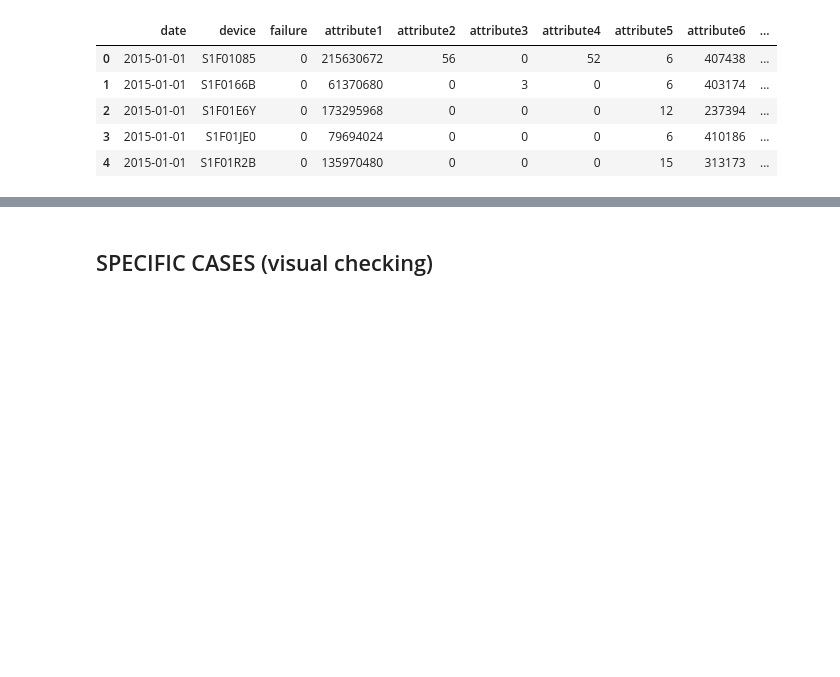
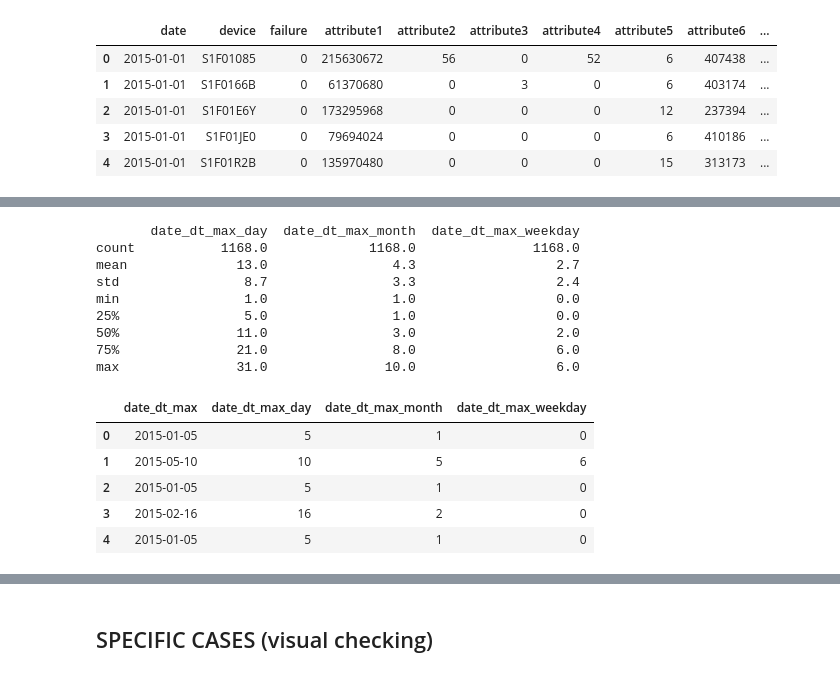
Before and after one commit to rafands/Meli_Tech_Challenge, a Jupyter notebook: prevision_de_falla.ipynb, the cells around one changed output, grey strips where cells are left out. Cells and saved outputs as stored; diff of their text form; code cells hidden in the pictures; blank space fills up the shorter version.

```diff
--- a/prevision_de_falla.ipynb
+++ b/prevision_de_falla.ipynb
@@ -22,17 +281,23 @@ df.head()
 # %%
-df_devices_fail = df.groupby('device').agg(num_days=('date','nunique'),
-                                           failed=('failure','max')).reset_index()
-
+# First aggregate the attributes and date var
 df_devices_att = (
-    df[['device', 'attribute1', 'attribute2', 'attribute3', 'attribute4',
-       'attribute5', 'attribute6', 'attribute7', 'attribute8','attribute9',
-       'date'
-       ]]
+    df_clean[['device', 'attribute1', 'attribute2', 'attribute3',
+              'attribute4', 'attribute5', 'attribute6', 'attribute7', #'attribute8'
+              'attribute9', 'date_dt']]
        .groupby('device')
-       .agg(['min','max'])
+       .agg(['min','max', 'mean', 'nunique']) # , 'sum'])
        ).reset_index()
 
 df_devices_att.columns = ['_'.join(col) for col in df_devices_att.columns.values]
 df_devices_att.rename(columns={'device_':'device'}, inplace=True)
 
-df_devices = df_devices_fail.merge(df_devices_att, on='device')
+# Second, we generate the response variable for each device (makes no sense to aggregate 'will_fail' in min, max, mean, nunique)
+df_devices_resp = (
+    df_clean[['device', 'will_fail']]
+    .groupby('device')
+    .agg(will_fail=('will_fail','max'))
+    )
+
+df_devices = df_devices_resp.merge(df_devices_att, how='left', on='device')
+# df_devices.head()
+print(df_devices.columns)
@@ -38,0 +380,29 @@ df_devices = df_devices_fail.merge(df_devices_att, on='device')
+# %%
+# date_dt_max_day
+df_devices['date_dt_max_day'] = df_devices['date_dt_max'].dt.day
+
+# date_dt_max_month
+df_devices['date_dt_max_month'] = df_devices['date_dt_max'].dt.month
+
+# date_dt_max_weekday
+df_devices['date_dt_max_weekday'] = df_devices['date_dt_max'].dt.weekday
+
+# VALIDATE
+print(df_devices[['date_dt_max_day', 'date_dt_max_month', 'date_dt_max_weekday']].describe().round(1))
+df_devices[['date_dt_max', 'date_dt_max_day', 'date_dt_max_month', 'date_dt_max_weekday']].head()
+# %% [output]
+       date_dt_max_day  date_dt_max_month  date_dt_max_weekday
+count           1168.0             1168.0               1168.0
+mean              13.0                4.3                  2.7
+std                8.7                3.3                  2.4
+min                1.0                1.0                  0.0
+25%                5.0                1.0                  0.0
+50%               11.0                3.0                  2.0
+75%               21.0                8.0                  6.0
+max               31.0               10.0                  6.0
+|  | date_dt_max | date_dt_max_day | date_dt_max_month | date_dt_max_weekday |
+| 0 | 2015-01-05 | 5 | 1 | 0 |
+| 1 | 2015-05-10 | 10 | 5 | 6 |
+| 2 | 2015-01-05 | 5 | 1 | 0 |
+| 3 | 2015-02-16 | 16 | 2 | 0 |
+| 4 | 2015-01-05 | 5 | 1 | 0 |
```
Also changed, not shown: parts of 61 cells of this notebook.
